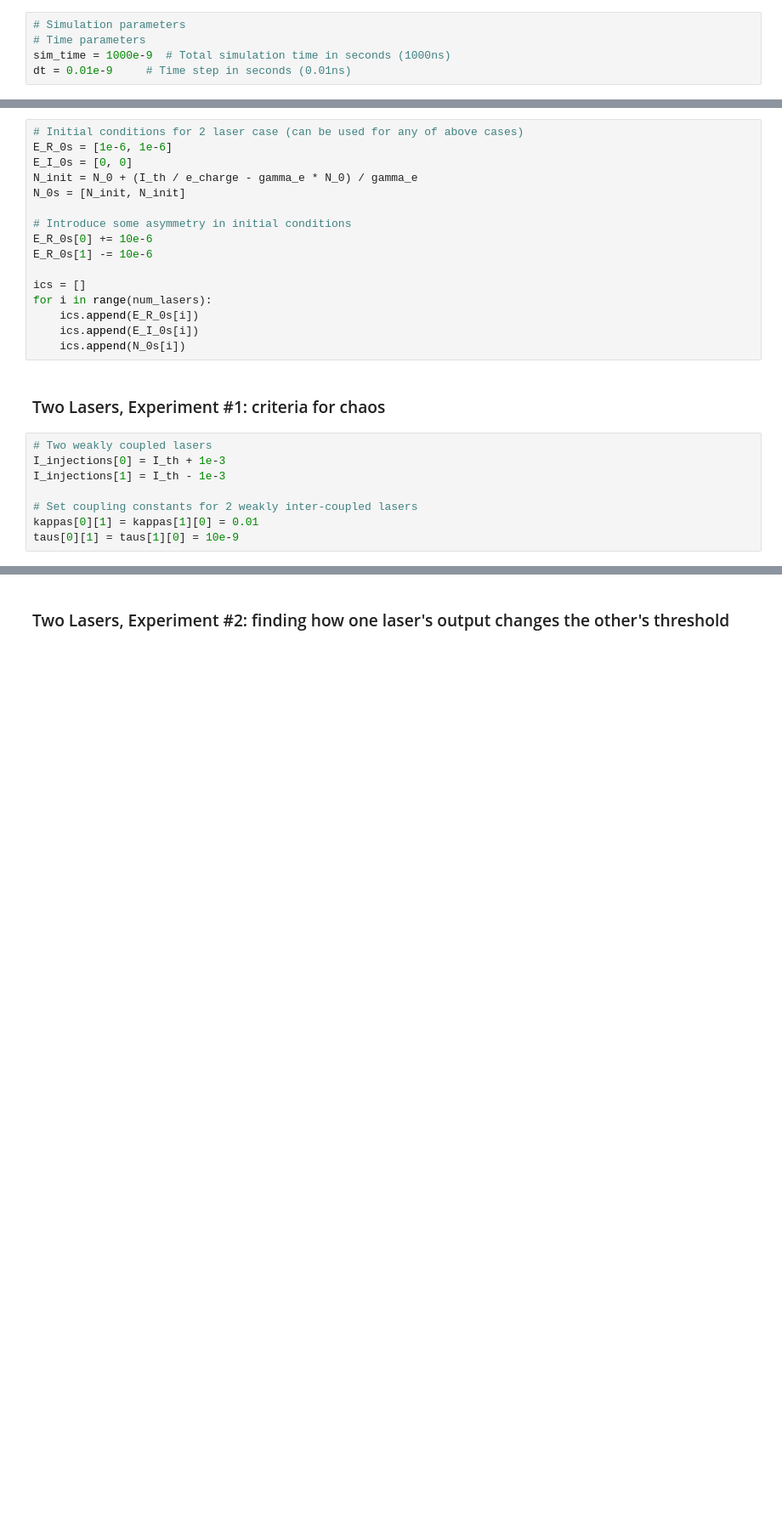
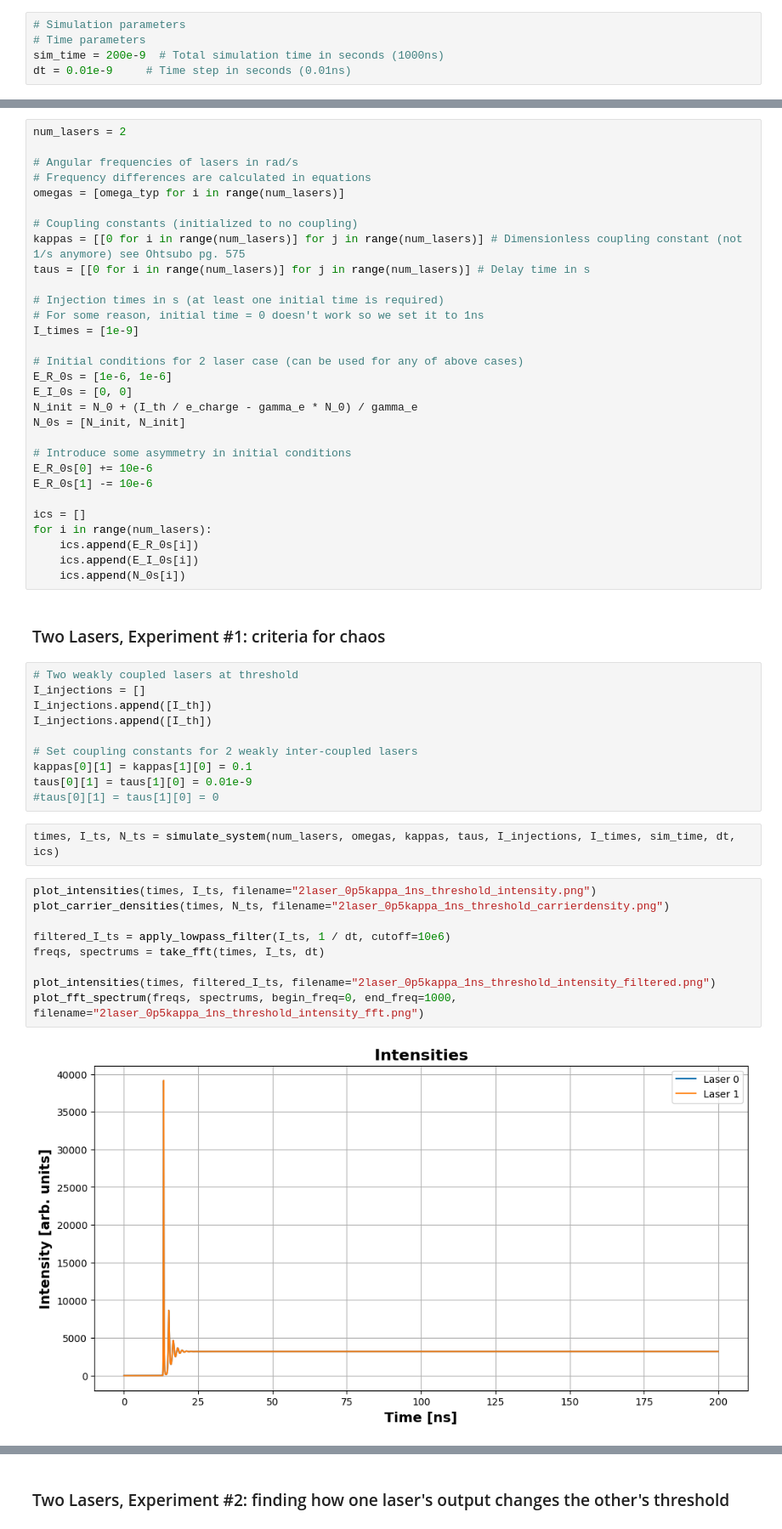
Before and after one commit to godwinduan/lasersim, a Jupyter notebook: MC_SLs_new.ipynb, the cells around one changed output, grey strips where cells are left out. Shown at 85% size. Saved outputs shown, nothing was run; the diff lists cells and outputs as text; blank space fills up the shorter version.

Commit message:
two laser threshold current sims

```diff
--- a/MC_SLs_new.ipynb
+++ b/MC_SLs_new.ipynb
@@ -468,7 +490,7 @@ def plot_fft_spectrum(freqs, mags, begin_freq=0, end_freq=1000, filename="fft_sp
 # %%
 # Simulation parameters
 # Time parameters
-sim_time = 1000e-9  # Total simulation time in seconds (1000ns)
+sim_time = 200e-9  # Total simulation time in seconds (1000ns)
 dt = 0.01e-9     # Time step in seconds (0.01ns)
 # %% [markdown]
 ## One Laser Simulations
@@ -818,6 +840,20 @@ Avg normalized DC value of laser 0: 2.12e+05
 # %% [markdown]
 ### Set Initial and Default Conditions
 # %%
+num_lasers = 2
+
+# Angular frequencies of lasers in rad/s
+# Frequency differences are calculated in equations
+omegas = [omega_typ for i in range(num_lasers)]
+
+# Coupling constants (initialized to no coupling)
+kappas = [[0 for i in range(num_lasers)] for j in range(num_lasers)] # Dimensionless coupling constant (not 1/s anymore) see Ohtsubo pg. 575
+taus = [[0 for i in range(num_lasers)] for j in range(num_lasers)] # Delay time in s
+
+# Injection times in s (at least one initial time is required)
+# For some reason, initial time = 0 doesn't work so we set it to 1ns
+I_times = [1e-9]
+
 # Initial conditions for 2 laser case (can be used for any of above cases)
 E_R_0s = [1e-6, 1e-6]
 E_I_0s = [0, 0]
@@ -836,10 +872,25 @@ for i in range(num_lasers):
 # %% [markdown]
 ### Two Lasers, Experiment #1: criteria for chaos
 # %%
-# Two weakly coupled lasers
-I_injections[0] = I_th + 1e-3
-I_injections[1] = I_th - 1e-3
+# Two weakly coupled lasers at threshold
+I_injections = []
+I_injections.append([I_th])
+I_injections.append([I_th])
 
 # Set coupling constants for 2 weakly inter-coupled lasers
-kappas[0][1] = kappas[1][0] = 0.01
-taus[0][1] = taus[1][0] = 10e-9
+kappas[0][1] = kappas[1][0] = 0.1
+taus[0][1] = taus[1][0] = 0.01e-9
+#taus[0][1] = taus[1][0] = 0
+# %%
+times, I_ts, N_ts = simulate_system(num_lasers, omegas, kappas, taus, I_injections, I_times, sim_time, dt, ics)
+# %%
+plot_intensities(times, I_ts, filename="2laser_0p5kappa_1ns_threshold_intensity.png")
+plot_carrier_densities(times, N_ts, filename="2laser_0p5kappa_1ns_threshold_carrierdensity.png")
+
+filtered_I_ts = apply_lowpass_filter(I_ts, 1 / dt, cutoff=10e6)
+freqs, spectrums = take_fft(times, I_ts, dt)
+
+plot_intensities(times, filtered_I_ts, filename="2laser_0p5kappa_1ns_threshold_intensity_filtered.png")
+plot_fft_spectrum(freqs, spectrums, begin_freq=0, end_freq=1000, filename="2laser_0p5kappa_1ns_threshold_intensity_fft.png")
+# %% [output]
+[figure, added]
```
Also changed, not shown: parts of 11 cells of this notebook, 3 other files.
